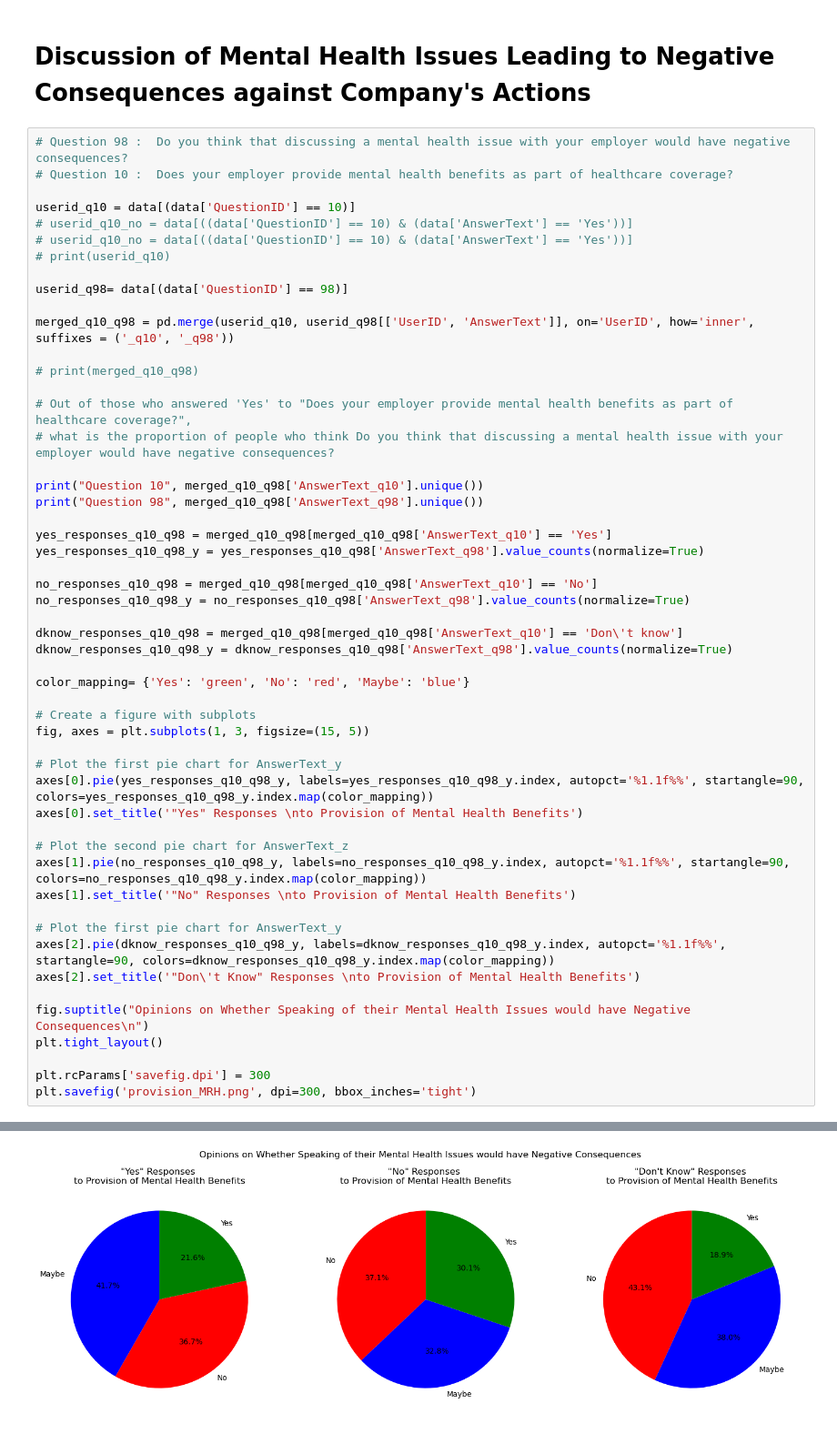
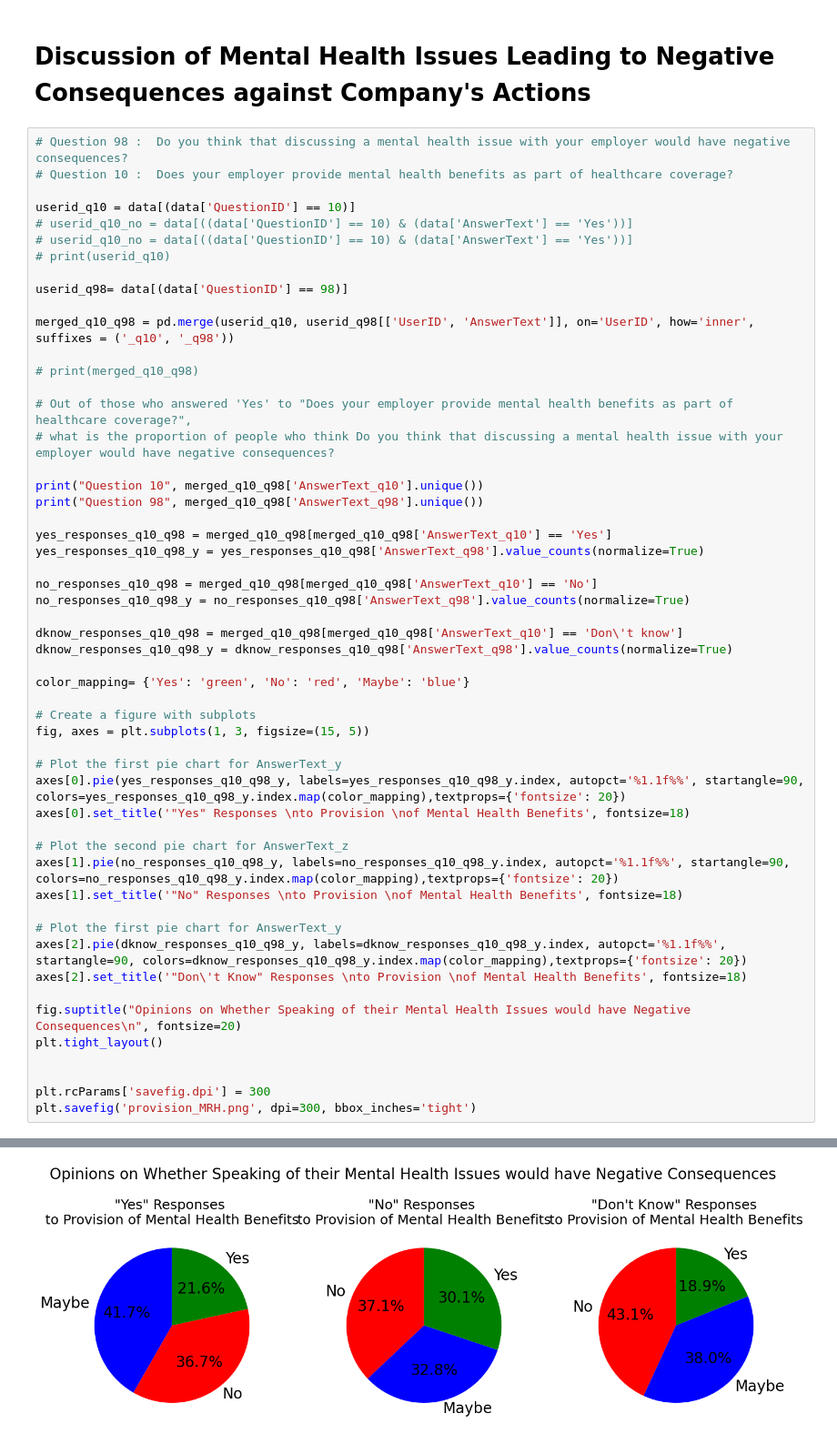
Before and after one commit to Itsamesamir/COMP0031, a Jupyter notebook: mentalHealth/Sachi - Company Actions/Sachi.ipynb, the cells around one changed output, grey strips where cells are left out. Shown at 91% size. Drawn from its saved outputs; the diff is of its cells as text.

```diff
--- a/mentalHealth/Sachi - Company Actions/Sachi.ipynb
+++ b/mentalHealth/Sachi - Company Actions/Sachi.ipynb
@@ -229,41 +228,42 @@ merged_q10_q98 = pd.merge(userid_q10, userid_q98[['UserID', 'AnswerText']], on='
 print("Question 10", merged_q10_q98['AnswerText_q10'].unique())
 print("Question 98", merged_q10_q98['AnswerText_q98'].unique())
 
 yes_responses_q10_q98 = merged_q10_q98[merged_q10_q98['AnswerText_q10'] == 'Yes']
 yes_responses_q10_q98_y = yes_responses_q10_q98['AnswerText_q98'].value_counts(normalize=True)
 
 no_responses_q10_q98 = merged_q10_q98[merged_q10_q98['AnswerText_q10'] == 'No']
 no_responses_q10_q98_y = no_responses_q10_q98['AnswerText_q98'].value_counts(normalize=True)
 
 dknow_responses_q10_q98 = merged_q10_q98[merged_q10_q98['AnswerText_q10'] == 'Don\'t know']
 dknow_responses_q10_q98_y = dknow_responses_q10_q98['AnswerText_q98'].value_counts(normalize=True)
 
 color_mapping= {'Yes': 'green', 'No': 'red', 'Maybe': 'blue'}
 
 # Create a figure with subplots
 fig, axes = plt.subplots(1, 3, figsize=(15, 5))
 
 # Plot the first pie chart for AnswerText_y
-axes[0].pie(yes_responses_q10_q98_y, labels=yes_responses_q10_q98_y.index, autopct='%1.1f%%', startangle=90, colors=yes_responses_q10_q98_y.index.map(color_mapping))
-axes[0].set_title('"Yes" Responses \nto Provision of Mental Health Benefits')
+axes[0].pie(yes_responses_q10_q98_y, labels=yes_responses_q10_q98_y.index, autopct='%1.1f%%', startangle=90, colors=yes_responses_q10_q98_y.index.map(color_mapping),textprops={'fontsize': 20})
+axes[0].set_title('"Yes" Responses \nto Provision \nof Mental Health Benefits', fontsize=18)
 
 # Plot the second pie chart for AnswerText_z
-axes[1].pie(no_responses_q10_q98_y, labels=no_responses_q10_q98_y.index, autopct='%1.1f%%', startangle=90, colors=no_responses_q10_q98_y.index.map(color_mapping))
-axes[1].set_title('"No" Responses \nto Provision of Mental Health Benefits')
+axes[1].pie(no_responses_q10_q98_y, labels=no_responses_q10_q98_y.index, autopct='%1.1f%%', startangle=90, colors=no_responses_q10_q98_y.index.map(color_mapping),textprops={'fontsize': 20})
+axes[1].set_title('"No" Responses \nto Provision \nof Mental Health Benefits', fontsize=18)
 
 # Plot the first pie chart for AnswerText_y
-axes[2].pie(dknow_responses_q10_q98_y, labels=dknow_responses_q10_q98_y.index, autopct='%1.1f%%', startangle=90, colors=dknow_responses_q10_q98_y.index.map(color_mapping))
-axes[2].set_title('"Don\'t Know" Responses \nto Provision of Mental Health Benefits')
+axes[2].pie(dknow_responses_q10_q98_y, labels=dknow_responses_q10_q98_y.index, autopct='%1.1f%%', startangle=90, colors=dknow_responses_q10_q98_y.index.map(color_mapping),textprops={'fontsize': 20})
+axes[2].set_title('"Don\'t Know" Responses \nto Provision \nof Mental Health Benefits', fontsize=18)
 
-fig.suptitle("Opinions on Whether Speaking of their Mental Health Issues would have Negative Consequences\n")
+fig.suptitle("Opinions on Whether Speaking of their Mental Health Issues would have Negative Consequences\n", fontsize=20)
 plt.tight_layout()
+
 
 plt.rcParams['savefig.dpi'] = 300
 plt.savefig('provision_MRH.png', dpi=300, bbox_inches='tight')
 # %% [output]
 Question 10 ['Yes' "Don't know" 'No']
 Question 98 ['No' 'Maybe' 'Yes']
-[figure, old version]
+[figure, new version]
 # %%
 # Question 98 :  Do you think that discussing a mental health issue with your employer would have negative consequences?
 # ---
```
Also changed, not shown: parts of 6 cells of this notebook, 4 other files.
